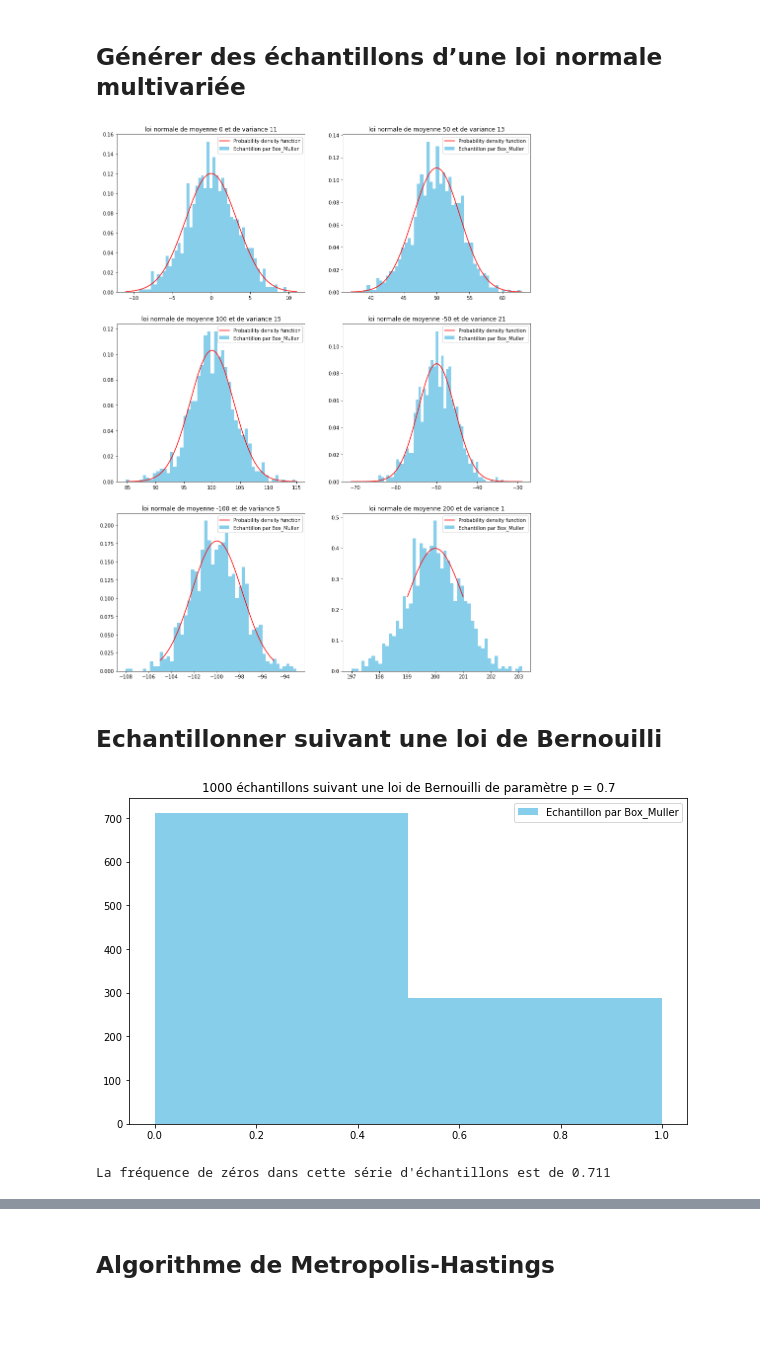
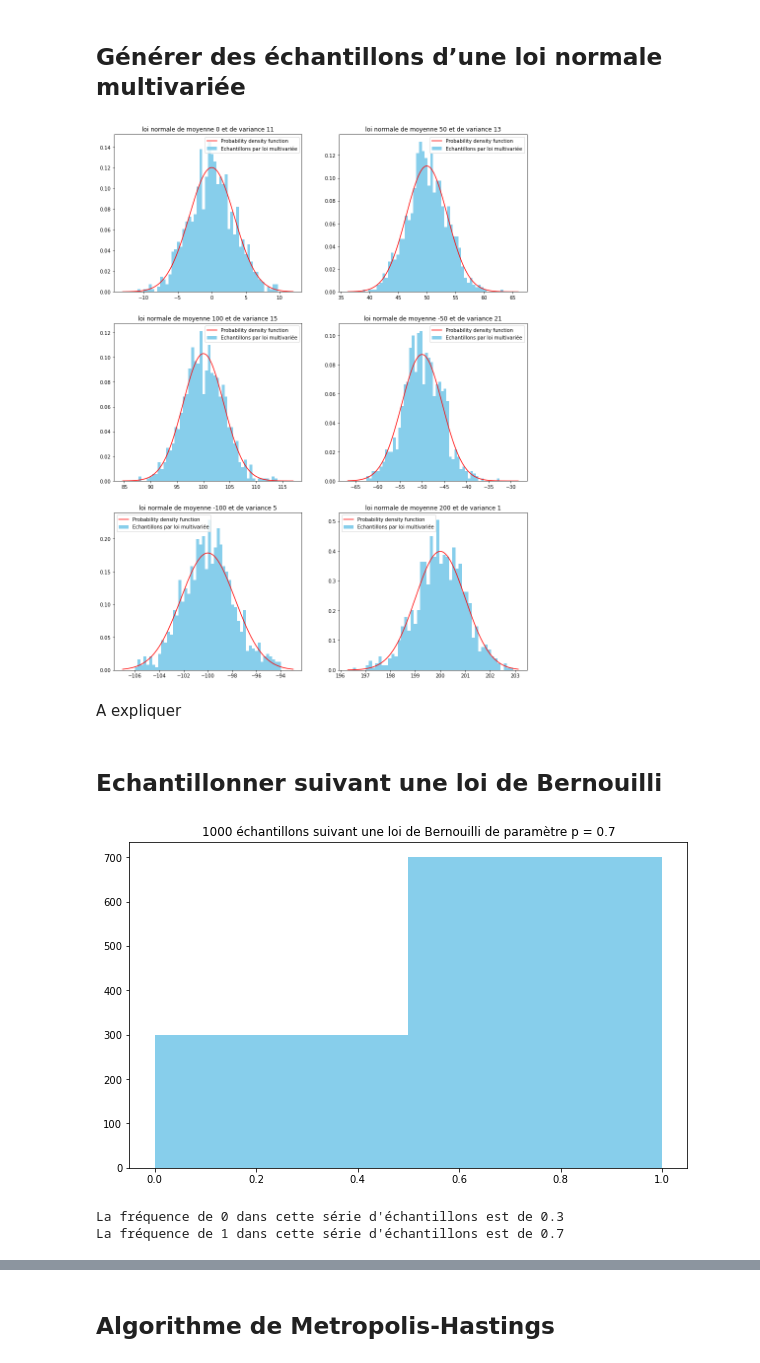
Before and after one commit to LoanSarazin/sdia-estimation, a Jupyter notebook: TP3/TP3_SARAZIN.ipynb, the cells around one changed output, grey strips where cells are left out. Cells and saved outputs as stored; diff of their text form; code cells hidden in the pictures; blank space fills up the shorter version.

```diff
--- a/TP3/TP3_SARAZIN.ipynb
+++ b/TP3/TP3_SARAZIN.ipynb
@@ -238,17 +240,19 @@ Z = multivarie(nbEchantillon, mu, sigma)
 # %%
 fig = plt.figure(figsize=(15, 20))
 for i in range(mu.size) :
-    t = np.linspace(mu[i][0] - sigma[i][i], mu[i][0] + sigma[i][i], 1000)
+    t = np.linspace(np.min(Z[:, i]) - sigma[i][i]/5, np.max(Z[:, i]) + sigma[i][i]/5, 1000)
     z = ss.norm.pdf(t, loc=mu[i][0], scale=np.sqrt(sigma[i][i]))
 
     ax = fig.add_subplot(3, 2, i + 1)
-    ax.hist(np.ravel(Z[:, i]), bins=50, color="skyblue", density=True, label='Echantillon par Box_Muller')
+    ax.hist(np.ravel(Z[:, i]), bins=50, color="skyblue", density=True, label='Echantillons par loi multivariée')
     ax.plot(t, z, color='r', label='Probability density function')
     ax.legend()
     ax.set_title(f"loi normale de moyenne {mu[i][0]} et de variance {sigma[i][i]}")
 plt.show()
 # %% [output]
-[figure, old version]
+[figure, new version]
+# %% [markdown]
+A expliquer
 # %% [markdown]
 ## Echantillonner suivant une loi de Bernouilli
 # %%
@@ -265,17 +269,19 @@ def Binomial(n, p) :
 nbEchantillon = 1000
 p = 0.7
 
-Z = Binomial(nbEchantillon, p)
+Z = Binomial(nbEchantillon, 1 - p)
 # %%
 fig = plt.figure(figsize=(10, 6))
 ax1 = fig.add_subplot(111)
-ax1.hist(Z, bins=2, color="skyblue", density=False, label='Echantillon par Box_Muller')
-ax1.legend()
+ax1.hist(Z, bins=2, color="skyblue", density=False)
 ax1.set_title(f"{nbEchantillon} échantillons suivant une loi de Bernouilli de paramètre p = {p}")
 plt.show()
 
-n = (Z.size - np.count_nonzero(Z))/Z.size
-print(f"La fréquence de zéros dans cette série d'échantillons est de {n}")
+n0 = (Z.size - np.count_nonzero(Z))/Z.size
+n1 = (np.count_nonzero(Z))/Z.size
+print(f"La fréquence de 0 dans cette série d'échantillons est de {n0}")
+print(f"La fréquence de 1 dans cette série d'échantillons est de {n1}")
 # %% [output]
-[figure, old version]
+[figure, new version]
-La fréquence de zéros dans cette série d'échantillons est de 0.711
+La fréquence de 0 dans cette série d'échantillons est de 0.3
+La fréquence de 1 dans cette série d'échantillons est de 0.7
```
Also changed, not shown: parts of 25 cells of this notebook.
